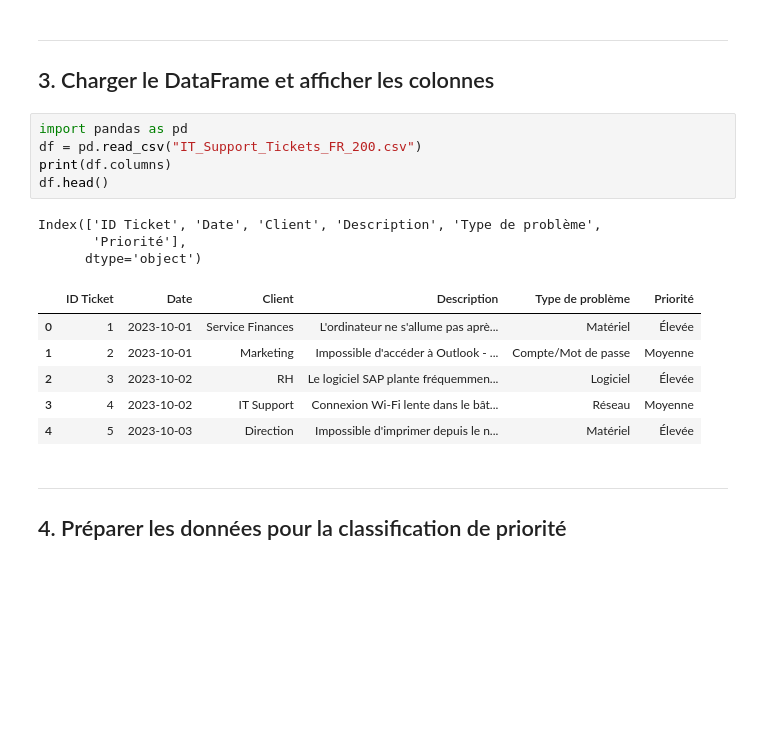
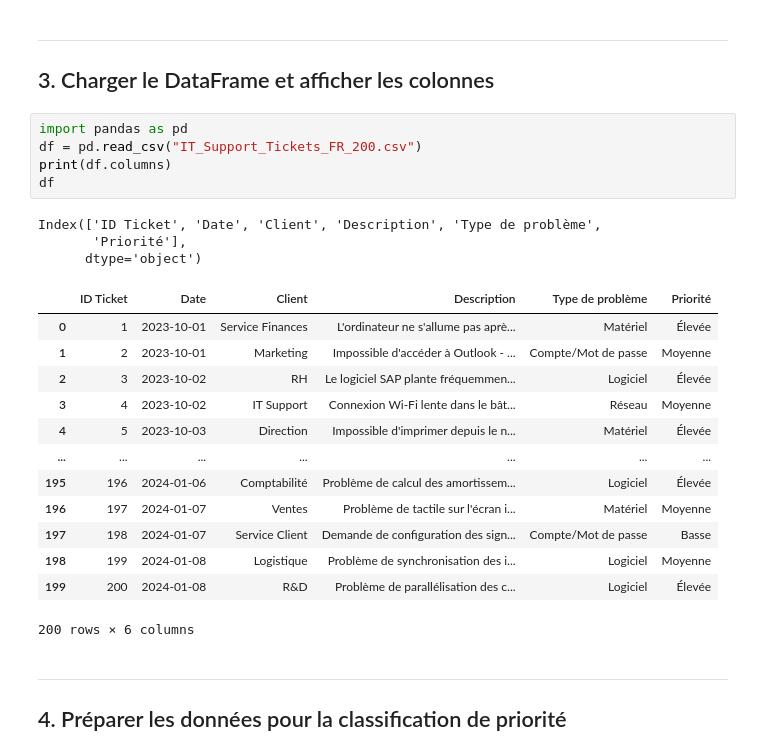
Before and after one commit to DembaSeck/tp-INF717, a Jupyter notebook: TP1_PartieB.ipynb, the cells around one changed output. Drawn from its saved outputs; the diff is of its cells as text; blank space fills up the shorter version.

```diff
--- a/TP1_PartieB.ipynb
+++ b/TP1_PartieB.ipynb
@@ -31,18 +31,25 @@ Téléchargement terminé !
 # %%
 import pandas as pd
 df = pd.read_csv("IT_Support_Tickets_FR_200.csv")
 print(df.columns)
-df.head()
+df
 # %% [output]
 Index(['ID Ticket', 'Date', 'Client', 'Description', 'Type de problème',
        'Priorité'],
       dtype='object')
 |  | ID Ticket | Date | Client | Description | Type de problème | Priorité |
 | 0 | 1 | 2023-10-01 | Service Finances | L'ordinateur ne s'allume pas aprè... | Matériel | Élevée |
 | 1 | 2 | 2023-10-01 | Marketing | Impossible d'accéder à Outlook - ... | Compte/Mot de passe | Moyenne |
 | 2 | 3 | 2023-10-02 | RH | Le logiciel SAP plante fréquemmen... | Logiciel | Élevée |
 | 3 | 4 | 2023-10-02 | IT Support | Connexion Wi-Fi lente dans le bât... | Réseau | Moyenne |
 | 4 | 5 | 2023-10-03 | Direction | Impossible d'imprimer depuis le n... | Matériel | Élevée |
+| ... | ... | ... | ... | ... | ... | ... |
+| 195 | 196 | 2024-01-06 | Comptabilité | Problème de calcul des amortissem... | Logiciel | Élevée |
+| 196 | 197 | 2024-01-07 | Ventes | Problème de tactile sur l'écran i... | Matériel | Moyenne |
+| 197 | 198 | 2024-01-07 | Service Client | Demande de configuration des sign... | Compte/Mot de passe | Basse |
+| 198 | 199 | 2024-01-08 | Logistique | Problème de synchronisation des i... | Logiciel | Moyenne |
+| 199 | 200 | 2024-01-08 | R&D | Problème de parallélisation des c... | Logiciel | Élevée |
+200 rows × 6 columns
 # %% [markdown]
 
 
```
Also changed, not shown: parts of 26 cells of this notebook, 1 other file.
